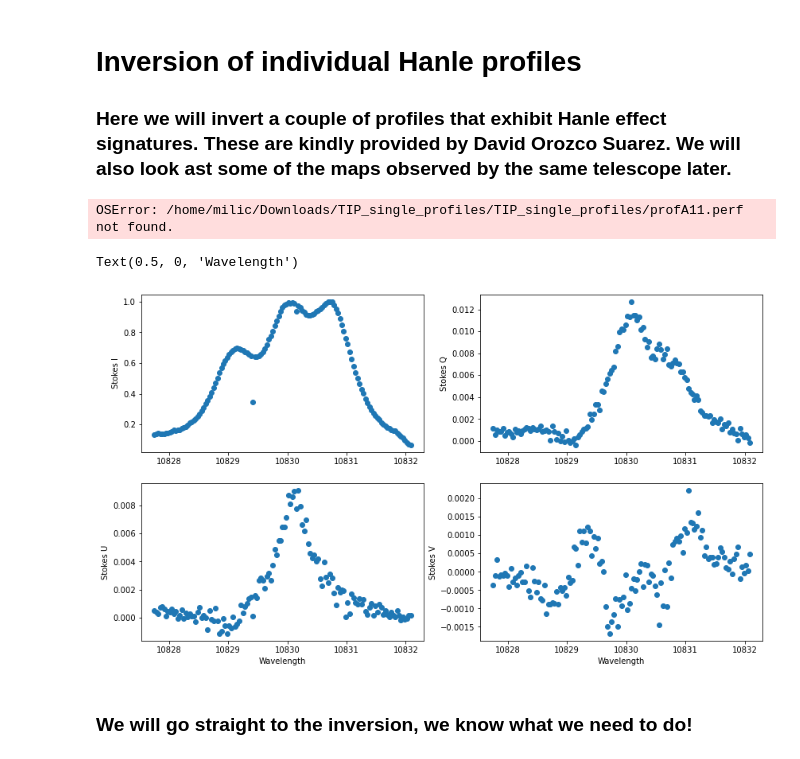
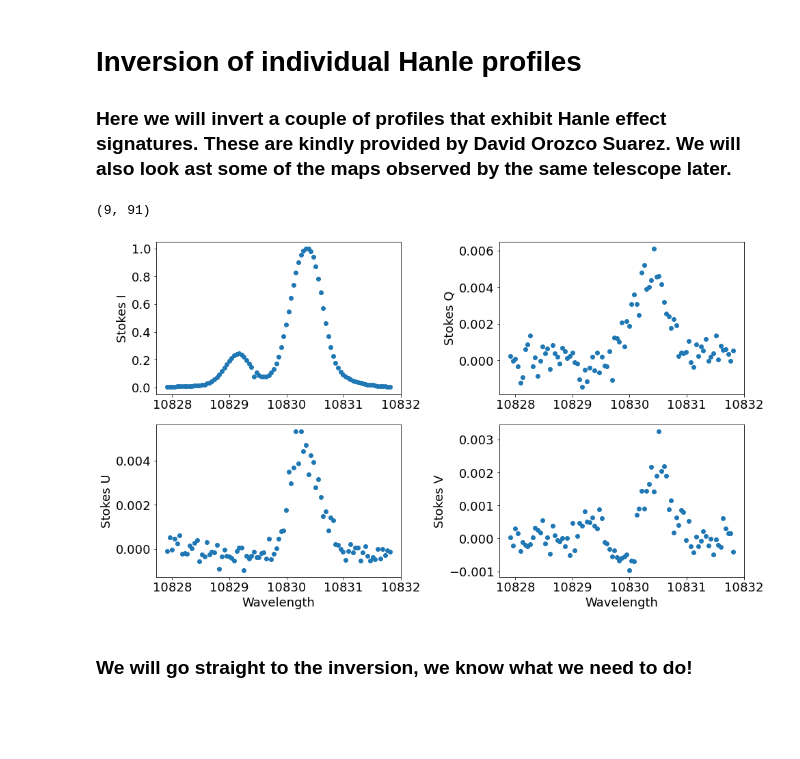
Before and after one commit to ivanzmilic/SP2022, a Jupyter notebook: Hanle_single_profile_inversion.ipynb, the cells around one changed output. Saved outputs shown, nothing was run; the diff lists cells and outputs as text; code cells hidden in the pictures; blank space fills up the shorter version.

```diff
--- a/Hanle_single_profile_inversion.ipynb
+++ b/Hanle_single_profile_inversion.ipynb
@@ -12,9 +19,9 @@ from astropy.io import fits
 # %%
 # Let's first load a profile:
-data = np.loadtxt("/home/milic/Downloads/TIP_single_profiles/TIP_single_profiles/profA11.perf",skiprows=1,unpack=True)
+data = np.loadtxt("/home/milic/data/SP2022/TIP_single_profiles/TIP_single_profiles/profA6.perf",skiprows=1,unpack=True)
 data.shape
 # %% [output]
-OSError: /home/milic/Downloads/TIP_single_profiles/TIP_single_profiles/profA11.perf not found.
+(9, 91)
 # %%
 ll = np.copy(data[0]) + 10829.09
 stokes = np.copy(data[1:5])
@@ -22,23 +29,23 @@ noise = np.copy(data[5:])
 # %%
 # Let's visualize these profiles:
 plt.figure(figsize=[14,8])
 plt.subplot(221)
 plt.plot(ll,stokes[0,:],'o')
 plt.ylabel("Stokes I")
 plt.subplot(222)
 plt.plot(ll,stokes[1,:],'o')
 plt.ylabel("Stokes Q")
 plt.subplot(223)
 plt.plot(ll,stokes[2,:],'o')
 plt.ylabel("Stokes U")
 plt.xlabel("Wavelength")
 plt.subplot(224)
 plt.plot(ll,stokes[3,:],'o')
 plt.ylabel("Stokes V")
 plt.xlabel("Wavelength")
+plt.tight_layout()
 # %% [output]
-Text(0.5, 0, 'Wavelength')
-[figure, old version]
+[figure, new version]
 # %% [markdown]
 ### We will go straight to the inversion, we know what we need to do!
 # %%
```
Also changed, not shown: parts of 19 cells of this notebook, 5 other files.
